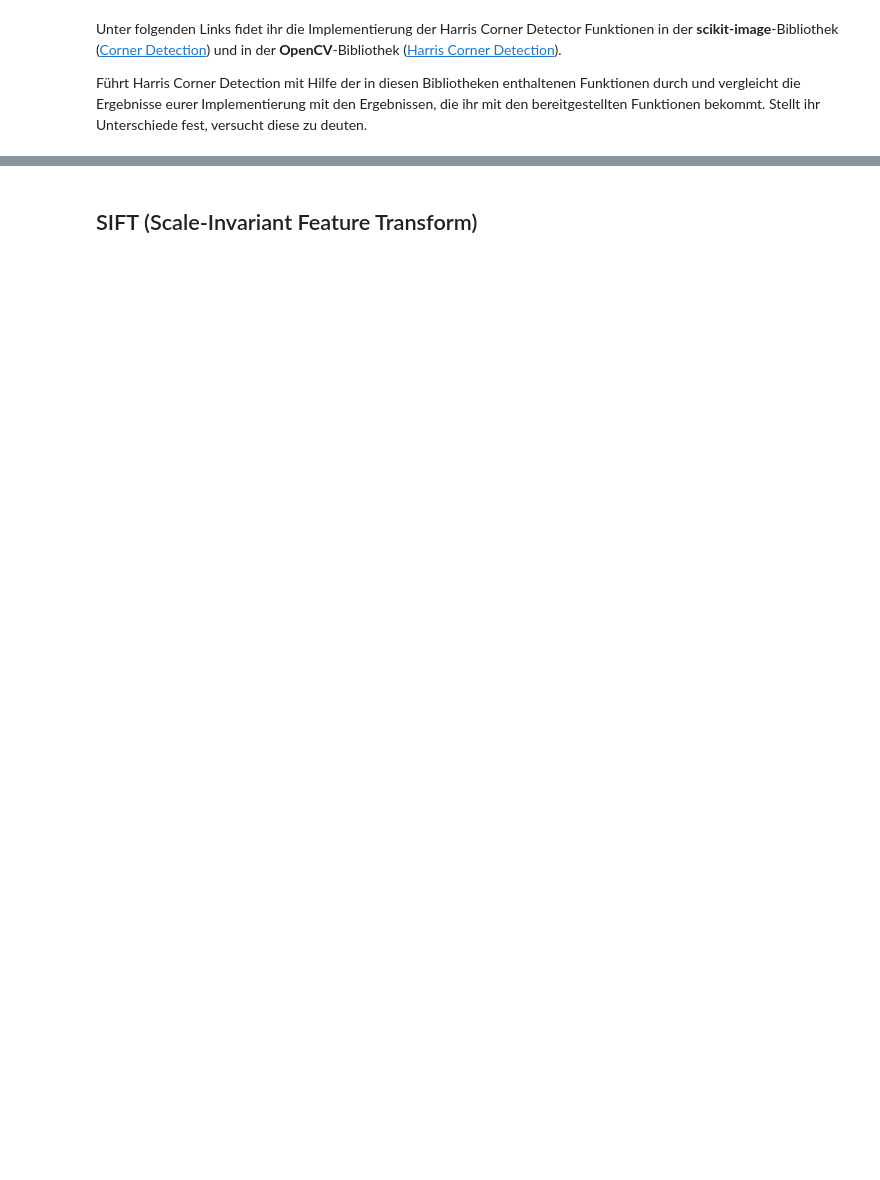
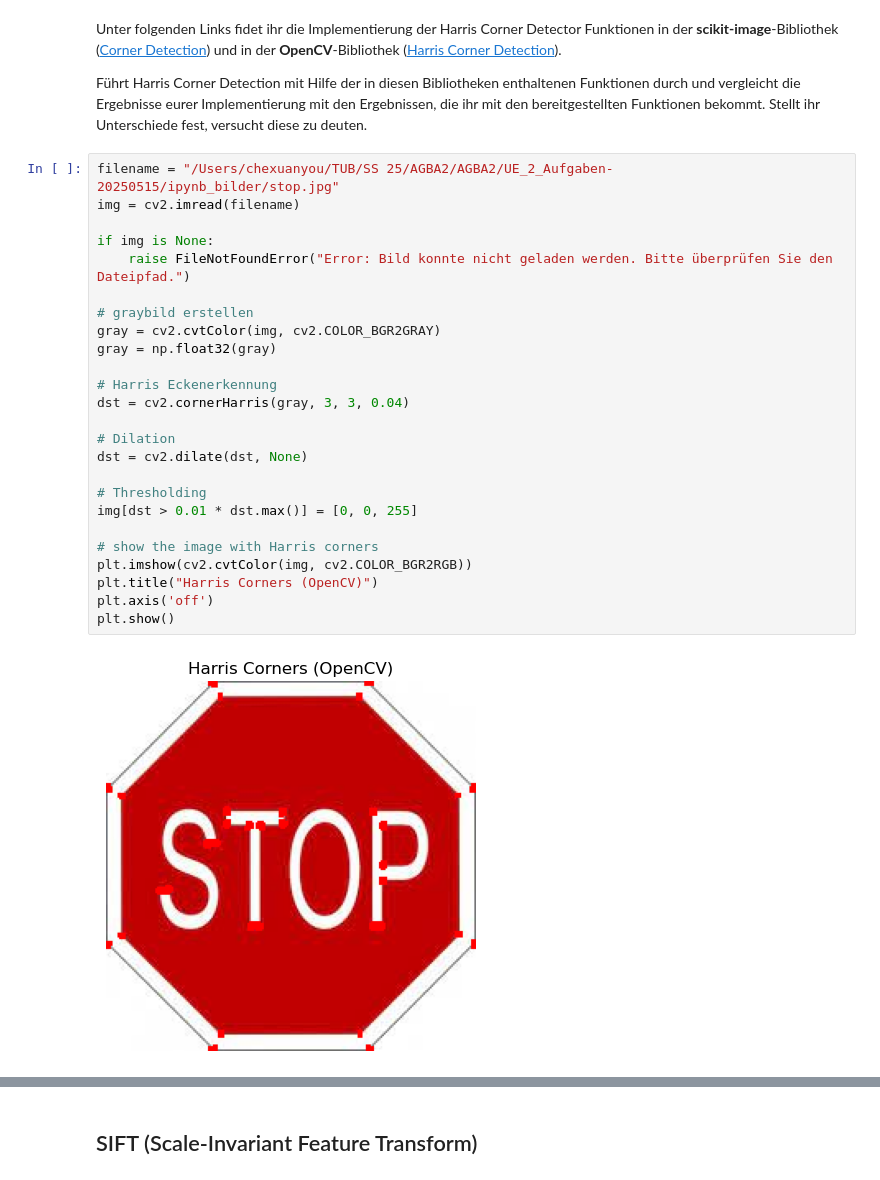
Before and after one commit to CHNCXY/AGBA2, a Jupyter notebook: UE_2_Aufgaben-20250515/UE2_Aufgaben_SoSe25.ipynb, the cells around one changed output, grey strips where cells are left out. Saved outputs shown, nothing was run; the diff lists cells and outputs as text; blank space fills up the shorter version.

```diff
--- a/UE_2_Aufgaben-20250515/UE2_Aufgaben_SoSe25.ipynb
+++ b/UE_2_Aufgaben-20250515/UE2_Aufgaben_SoSe25.ipynb
@@ -100,3 +112,30 @@ def harris_corners(img, k=0.04):
  Unter folgenden Links fidet ihr die Implementierung der Harris Corner Detector Funktionen in der **scikit-image**-Bibliothek ([Corner Detection](https://scikit-image.org/docs/0.17.x/auto_examples/features_detection/plot_corner.html?highlight=corner%20detection)) und in der **OpenCV**-Bibliothek ([Harris Corner Detection](https://docs.opencv.org/3.4/dc/d0d/tutorial_py_features_harris.html)).
 
 Führt Harris Corner Detection mit Hilfe der in diesen Bibliotheken enthaltenen Funktionen durch und vergleicht die Ergebnisse eurer Implementierung mit den Ergebnissen, die ihr mit den bereitgestellten Funktionen bekommt. Stellt ihr Unterschiede fest, versucht diese zu deuten.
+# %%
+filename = "/Users/chexuanyou/TUB/SS 25/AGBA2/AGBA2/UE_2_Aufgaben-20250515/ipynb_bilder/stop.jpg"
+img = cv2.imread(filename)
+
+if img is None:
+    raise FileNotFoundError("Error: Bild konnte nicht geladen werden. Bitte überprüfen Sie den Dateipfad.")
+
+# graybild erstellen
+gray = cv2.cvtColor(img, cv2.COLOR_BGR2GRAY)
+gray = np.float32(gray)
+
+# Harris Eckenerkennung
+dst = cv2.cornerHarris(gray, 3, 3, 0.04)
+
+# Dilation
+dst = cv2.dilate(dst, None)
+
+# Thresholding
+img[dst > 0.01 * dst.max()] = [0, 0, 255]
+
+# show the image with Harris corners
+plt.imshow(cv2.cvtColor(img, cv2.COLOR_BGR2RGB))
+plt.title("Harris Corners (OpenCV)")
+plt.axis('off')
+plt.show()
+# %% [output]
+[figure, added]
```
Also changed, not shown: parts of 7 cells of this notebook.
